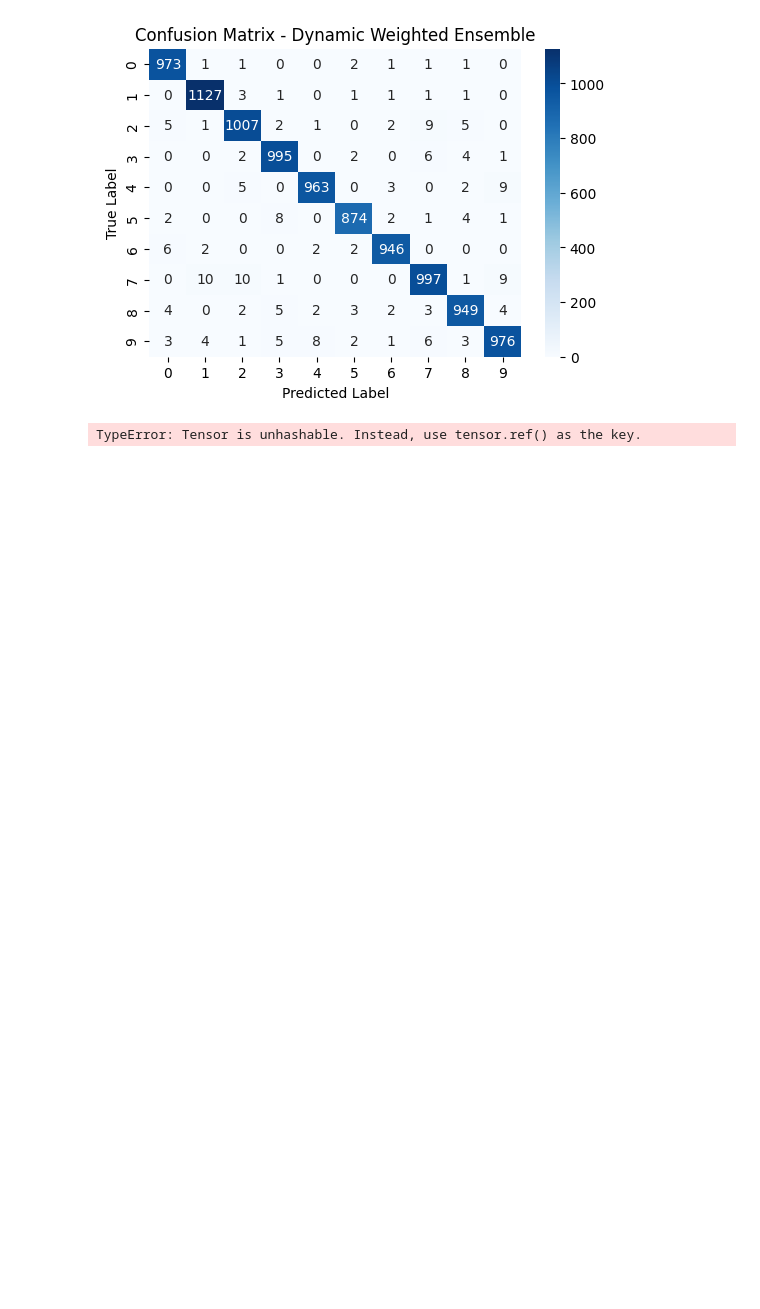
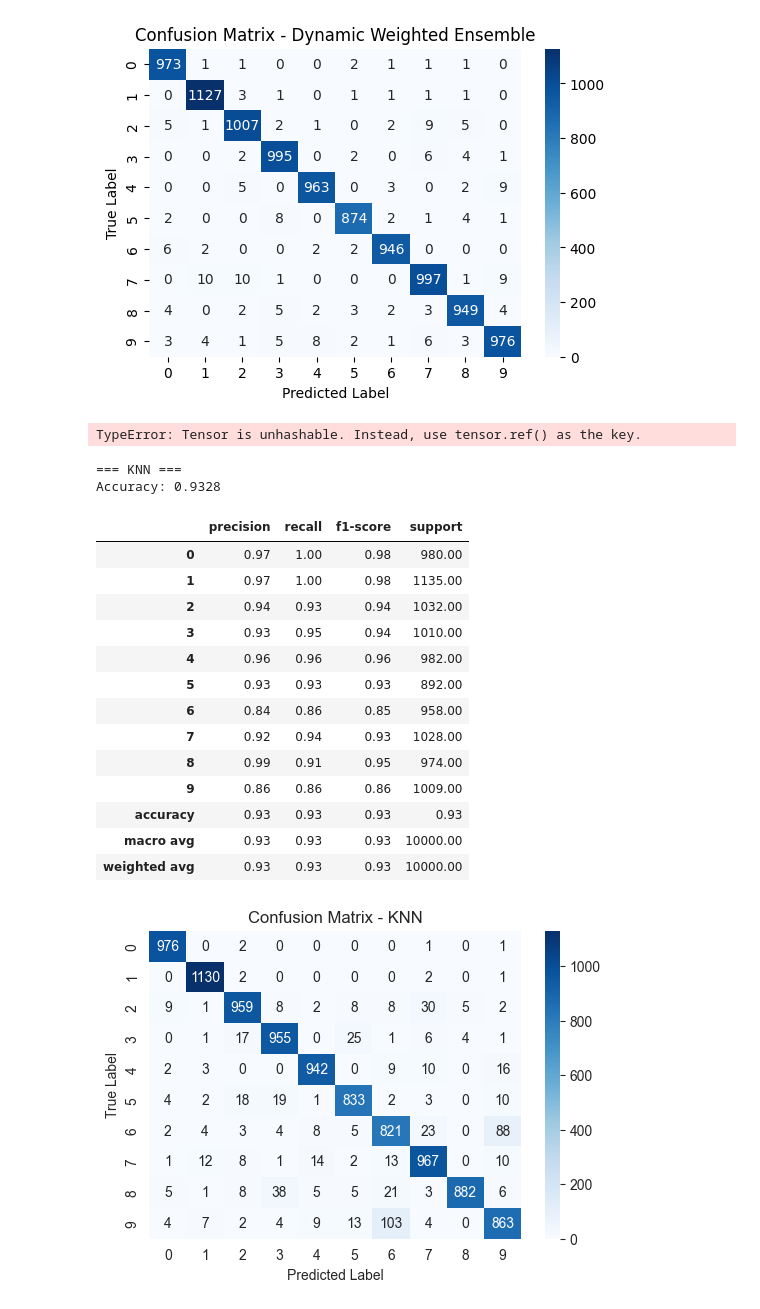
Before and after one commit to Noamnes/Machine_Learning_Project, a Jupyter notebook: data_exploration.ipynb, the cells around one changed output. Cells and saved outputs as stored; diff of their text form; code cells hidden in the pictures; blank space fills up the shorter version.

```diff
--- a/data_exploration.ipynb
+++ b/data_exploration.ipynb
@@ -623,3 +624,35 @@ weights = [
 y_dynamic_weighted_ensemble = dynamic_weighted_ensemble2(models, X_test, y_test, custom_weights=weights)
 # %% [output]
 TypeError: Tensor is unhashable. Instead, use tensor.ref() as the key.
+# %%
+import importlib
+import basic_models
+
+import transformations as trans; importlib.reload(trans)
+from transformations import fourier_transform_features_arr as ftf_arr
+X_train_non_flat,X_test_non_flat,Y_train_non_flat,Y_test_non_flat = basic_models.load_preprocess_mnist_data(scale_features=False,flatten_image=False)
+f_X_test = ftf_arr(X_test_non_flat)
+f_X_train = ftf_arr(X_train_non_flat)
+f_X_test = [p.flat for p in f_X_test]
+f_X_train = [p.flat for p in f_X_train]
+
+
+knn_model_fourier = train_knn(f_X_train, Y_train_non_flat, f_X_test, Y_test_non_flat, k=3)
+# %% [output]
+=== KNN ===
+Accuracy: 0.9328
+|  | precision | recall | f1-score | support |
+| 0 | 0.97 | 1.00 | 0.98 | 980.00 |
+| 1 | 0.97 | 1.00 | 0.98 | 1135.00 |
+| 2 | 0.94 | 0.93 | 0.94 | 1032.00 |
+| 3 | 0.93 | 0.95 | 0.94 | 1010.00 |
+| 4 | 0.96 | 0.96 | 0.96 | 982.00 |
+| 5 | 0.93 | 0.93 | 0.93 | 892.00 |
+| 6 | 0.84 | 0.86 | 0.85 | 958.00 |
+| 7 | 0.92 | 0.94 | 0.93 | 1028.00 |
+| 8 | 0.99 | 0.91 | 0.95 | 974.00 |
+| 9 | 0.86 | 0.86 | 0.86 | 1009.00 |
+| accuracy | 0.93 | 0.93 | 0.93 | 0.93 |
+| macro avg | 0.93 | 0.93 | 0.93 | 10000.00 |
+| weighted avg | 0.93 | 0.93 | 0.93 | 10000.00 |
+[figure, added]
```
Also changed, not shown: parts of 7 cells of this notebook, 3 other files.
